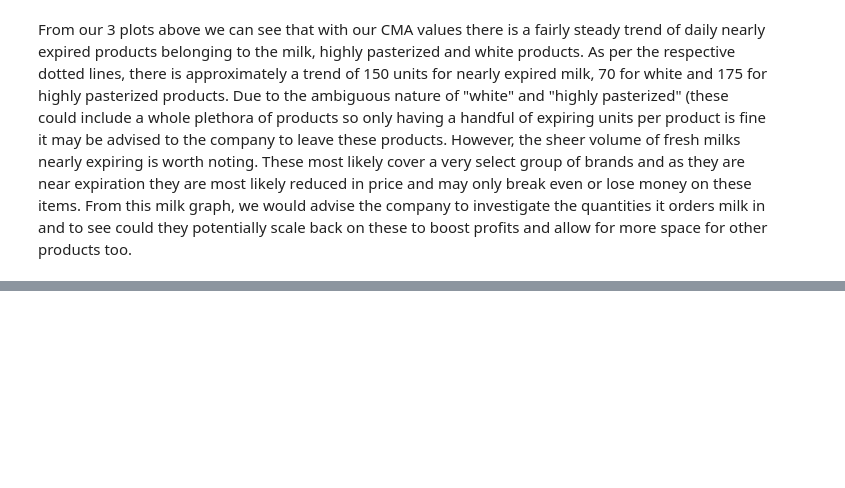
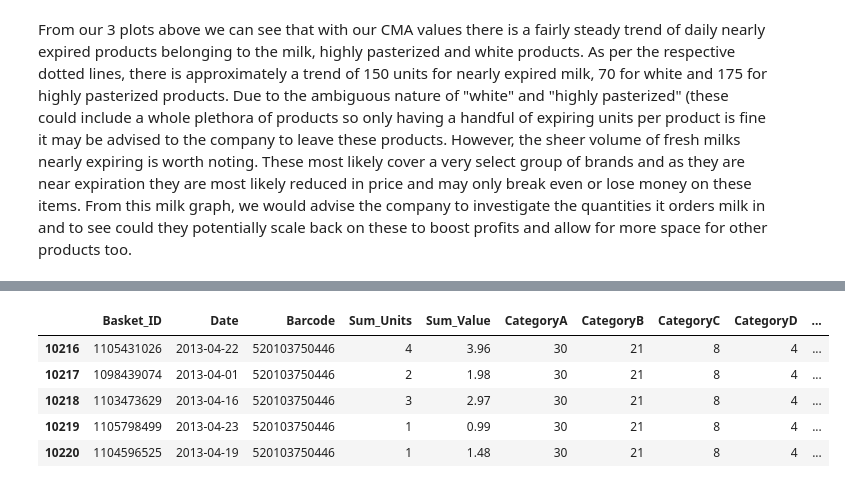
Before and after one commit to kiansweeney11/ms5106-bigdata, a Jupyter notebook: q2-ideas.ipynb, the cells around one changed output, grey strips where cells are left out. Cells and saved outputs as stored; diff of their text form; code cells hidden in the pictures; blank space fills up the shorter version.

```diff
--- a/q2-ideas.ipynb
+++ b/q2-ideas.ipynb
@@ -797,0 +785,9 @@ We see there is essentially only fresh milk products being sold at discounted pr
+# %%
+df_expiry.loc[df_expiry['Barcode'] == 520103750446].head()
+# %% [output]
+|  | Basket_ID | Date | Barcode | Sum_Units | Sum_Value | CategoryA | CategoryB | CategoryC | CategoryD | ... |
+| 10216 | 1105431026 | 2013-04-22 | 520103750446 | 4 | 3.96 | 30 | 21 | 8 | 4 | ... |
+| 10217 | 1098439074 | 2013-04-01 | 520103750446 | 2 | 1.98 | 30 | 21 | 8 | 4 | ... |
+| 10218 | 1103473629 | 2013-04-16 | 520103750446 | 3 | 2.97 | 30 | 21 | 8 | 4 | ... |
+| 10219 | 1105798499 | 2013-04-23 | 520103750446 | 1 | 0.99 | 30 | 21 | 8 | 4 | ... |
+| 10220 | 1104596525 | 2013-04-19 | 520103750446 | 1 | 1.48 | 30 | 21 | 8 | 4 | ... |
```
Also changed, not shown: parts of 90 cells of this notebook, 3 other files.
